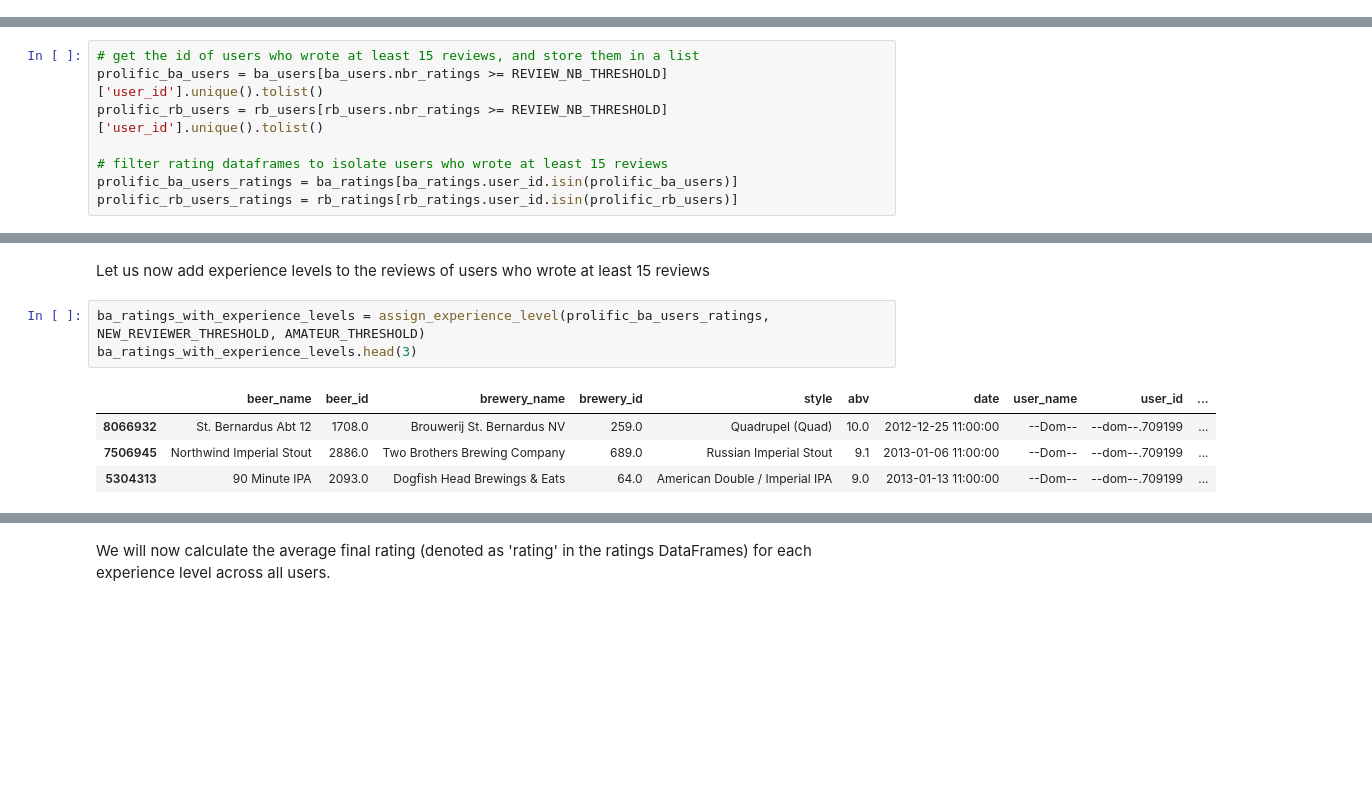
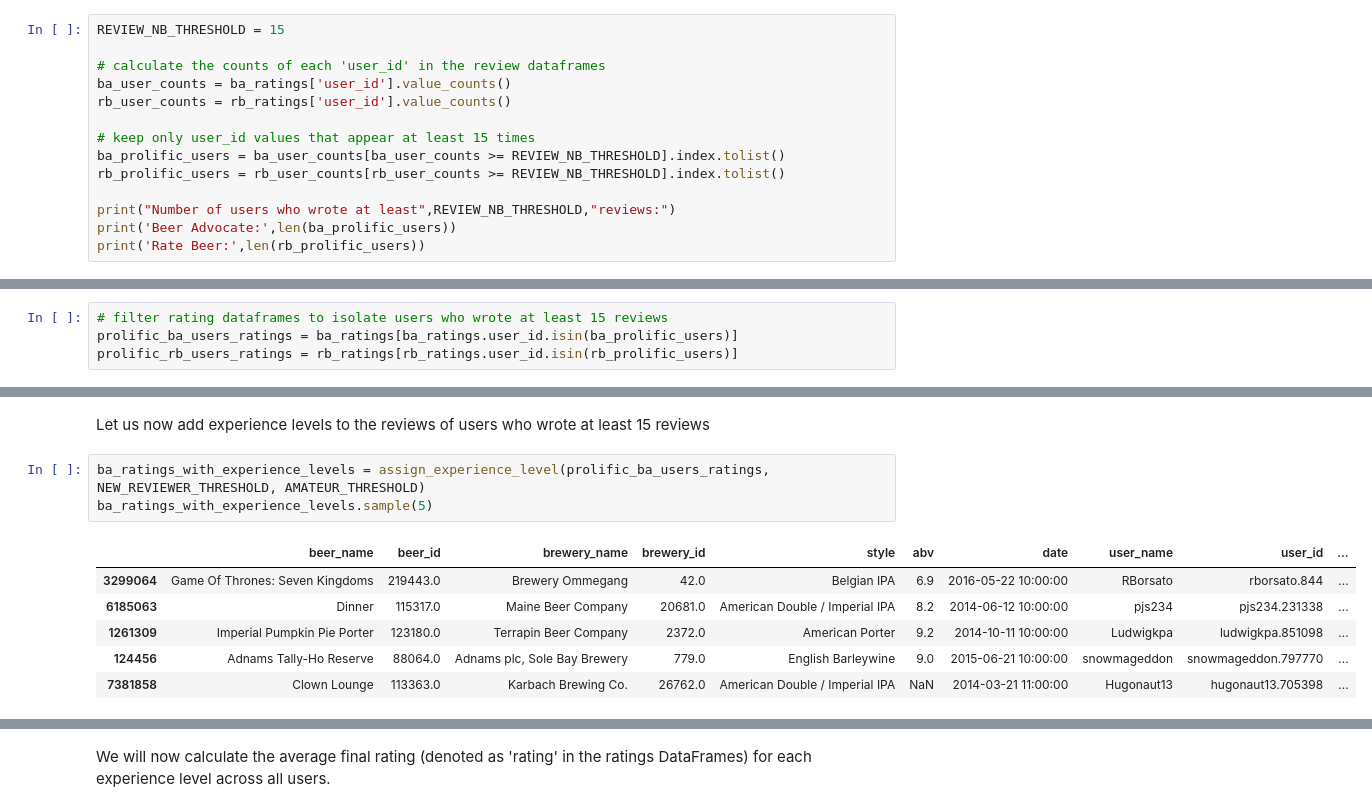
Before and after one commit to epfl-ada/ada-2024-project-datapilots, a Jupyter notebook: results.ipynb, the cells around one changed output, grey strips where cells are left out. Cells and saved outputs as stored; diff of their text form; blank space fills up the shorter version.

Commit message:
correct and finish experience bias analysis

```diff
--- a/results.ipynb
+++ b/results.ipynb
@@ -872,0 +859,14 @@ Total number of users who wrote at least 15 reviews:
+# %%
+REVIEW_NB_THRESHOLD = 15
+
+# calculate the counts of each 'user_id' in the review dataframes
+ba_user_counts = ba_ratings['user_id'].value_counts()
+rb_user_counts = rb_ratings['user_id'].value_counts()
+
+# keep only user_id values that appear at least 15 times
+ba_prolific_users = ba_user_counts[ba_user_counts >= REVIEW_NB_THRESHOLD].index.tolist()
+rb_prolific_users = rb_user_counts[rb_user_counts >= REVIEW_NB_THRESHOLD].index.tolist()
+
+print("Number of users who wrote at least",REVIEW_NB_THRESHOLD,"reviews:")
+print('Beer Advocate:',len(ba_prolific_users))
+print('Rate Beer:',len(rb_prolific_users))
@@ -875,11 +880,7 @@ We have more than 50 thousand users who wrote this many reviews, which seems to
 # %%
-# get the id of users who wrote at least 15 reviews, and store them in a list
-prolific_ba_users = ba_users[ba_users.nbr_ratings >= REVIEW_NB_THRESHOLD]['user_id'].unique().tolist()
-prolific_rb_users = rb_users[rb_users.nbr_ratings >= REVIEW_NB_THRESHOLD]['user_id'].unique().tolist()
-
 # filter rating dataframes to isolate users who wrote at least 15 reviews
-prolific_ba_users_ratings = ba_ratings[ba_ratings.user_id.isin(prolific_ba_users)]
-prolific_rb_users_ratings = rb_ratings[rb_ratings.user_id.isin(prolific_rb_users)]
+prolific_ba_users_ratings = ba_ratings[ba_ratings.user_id.isin(ba_prolific_users)]
+prolific_rb_users_ratings = rb_ratings[rb_ratings.user_id.isin(rb_prolific_users)]
 # %% [markdown]
 Our analysis will start by sorting the reviews of each user chronologically and assigning an "experience level" to each rating based on the number of reviews they had posted up to that point. These levels will be predefined and consistent across all users: new reviewer (first n reviews), amateur (from the n+1th to the oth review), and expert (from the o+1th review onward).
 
@@ -892,11 +893,13 @@ AMATEUR_THRESHOLD = 10
 Let us now add experience levels to the reviews of users who wrote at least 15 reviews
 # %%
 ba_ratings_with_experience_levels = assign_experience_level(prolific_ba_users_ratings, NEW_REVIEWER_THRESHOLD, AMATEUR_THRESHOLD)
-ba_ratings_with_experience_levels.head(3)
+ba_ratings_with_experience_levels.sample(5)
 # %% [output]
 |  | beer_name | beer_id | brewery_name | brewery_id | style | abv | date | user_name | user_id | ... |
-| 8066932 | St. Bernardus Abt 12 | 1708.0 | Brouwerij St. Bernardus NV | 259.0 | Quadrupel (Quad) | 10.0 | 2012-12-25 11:00:00 | --Dom-- | --dom--.709199 | ... |
-| 7506945 | Northwind Imperial Stout | 2886.0 | Two Brothers Brewing Company | 689.0 | Russian Imperial Stout | 9.1 | 2013-01-06 11:00:00 | --Dom-- | --dom--.709199 | ... |
-| 5304313 | 90 Minute IPA | 2093.0 | Dogfish Head Brewings & Eats | 64.0 | American Double / Imperial IPA | 9.0 | 2013-01-13 11:00:00 | --Dom-- | --dom--.709199 | ... |
+| 3299064 | Game Of Thrones: Seven Kingdoms | 219443.0 | Brewery Ommegang | 42.0 | Belgian IPA | 6.9 | 2016-05-22 10:00:00 | RBorsato | rborsato.844 | ... |
+| 6185063 | Dinner | 115317.0 | Maine Beer Company | 20681.0 | American Double / Imperial IPA | 8.2 | 2014-06-12 10:00:00 | pjs234 | pjs234.231338 | ... |
+| 1261309 | Imperial Pumpkin Pie Porter | 123180.0 | Terrapin Beer Company | 2372.0 | American Porter | 9.2 | 2014-10-11 10:00:00 | Ludwigkpa | ludwigkpa.851098 | ... |
+| 124456 | Adnams Tally-Ho Reserve | 88064.0 | Adnams plc, Sole Bay Brewery | 779.0 | English Barleywine | 9.0 | 2015-06-21 10:00:00 | snowmageddon | snowmageddon.797770 | ... |
+| 7381858 | Clown Lounge | 113363.0 | Karbach Brewing Co. | 26762.0 | American Double / Imperial IPA | NaN | 2014-03-21 11:00:00 | Hugonaut13 | hugonaut13.705398 | ... |
 # %%
 rb_ratings_with_experience_levels = assign_experience_level(prolific_rb_users_ratings, NEW_REVIEWER_THRESHOLD, AMATEUR_THRESHOLD)
```
Also changed, not shown: parts of 20 cells of this notebook.
